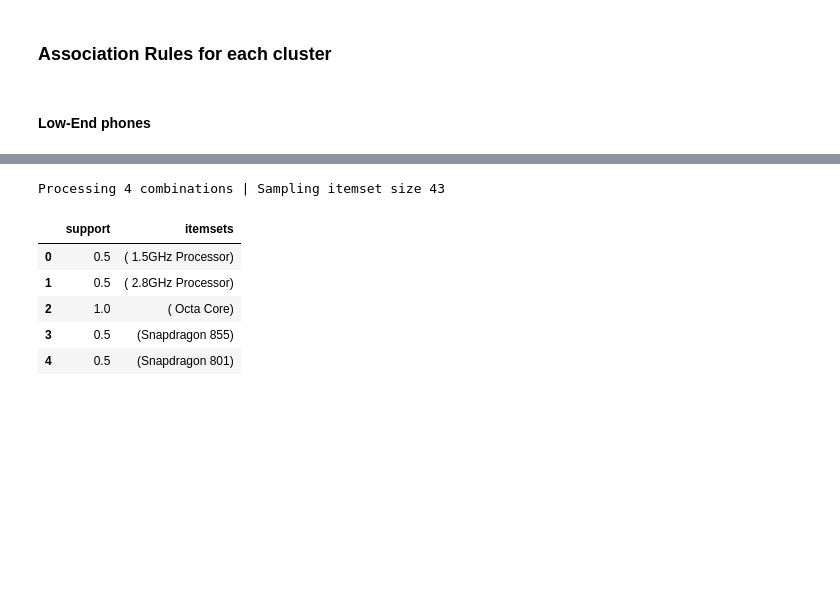
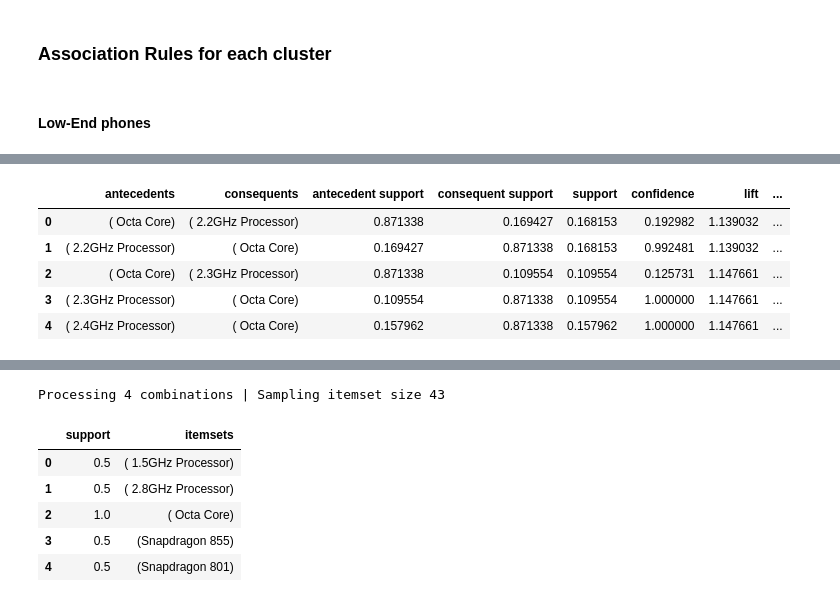
Before and after one commit to frottori/Big_Data_Python, a Jupyter notebook: Project/Project.ipynb, the cells around one changed output, grey strips where cells are left out. Saved outputs shown, nothing was run; the diff lists cells and outputs as text; code cells hidden in the pictures; blank space fills up the shorter version.

```diff
--- a/Project/Project.ipynb
+++ b/Project/Project.ipynb
@@ -242,3 +242,13 @@ df[['model','Price_Euro','processor','processor_type_code','core_type_code','clo
 ### Association Rules for each cluster
 # %% [markdown]
 #### Low-End phones
+# %%
+df3 = df[df['centroid'] == 3]
+# Dataframe with all processor characteristics
+pr = pd.DataFrame(df3['processor']);
+# Remove the thin space character
+pr = pr.replace('\u2009', '', regex=True)
+data = list(pr["processor"].apply(lambda x:x.split(",") ))
+# %%
+freq_items3, pr_ar3 = assoc_rules(data, 0.1, 0.1)
+freq_items3.head()
@@ -244,0 +263,9 @@ df[['model','Price_Euro','processor','processor_type_code','core_type_code','clo
+# %%
+pr_ar3.head()
+# %% [output]
+|  | antecedents | consequents | antecedent support | consequent support | support | confidence | lift | ... |
+| 0 | ( Octa Core) | ( 2.2GHz Processor) | 0.871338 | 0.169427 | 0.168153 | 0.192982 | 1.139032 | ... |
+| 1 | ( 2.2GHz Processor) | ( Octa Core) | 0.169427 | 0.871338 | 0.168153 | 0.992481 | 1.139032 | ... |
+| 2 | ( Octa Core) | ( 2.3GHz Processor) | 0.871338 | 0.109554 | 0.109554 | 0.125731 | 1.147661 | ... |
+| 3 | ( 2.3GHz Processor) | ( Octa Core) | 0.109554 | 0.871338 | 0.109554 | 1.000000 | 1.147661 | ... |
+| 4 | ( 2.4GHz Processor) | ( Octa Core) | 0.157962 | 0.871338 | 0.157962 | 1.000000 | 1.147661 | ... |
```
Also changed, not shown: parts of 10 cells of this notebook.
